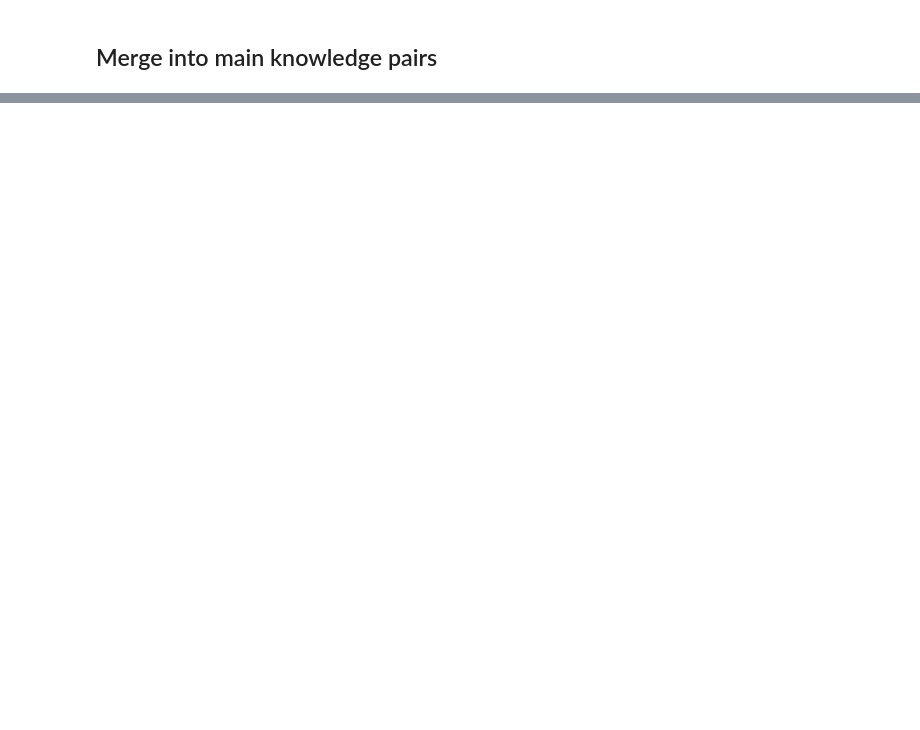
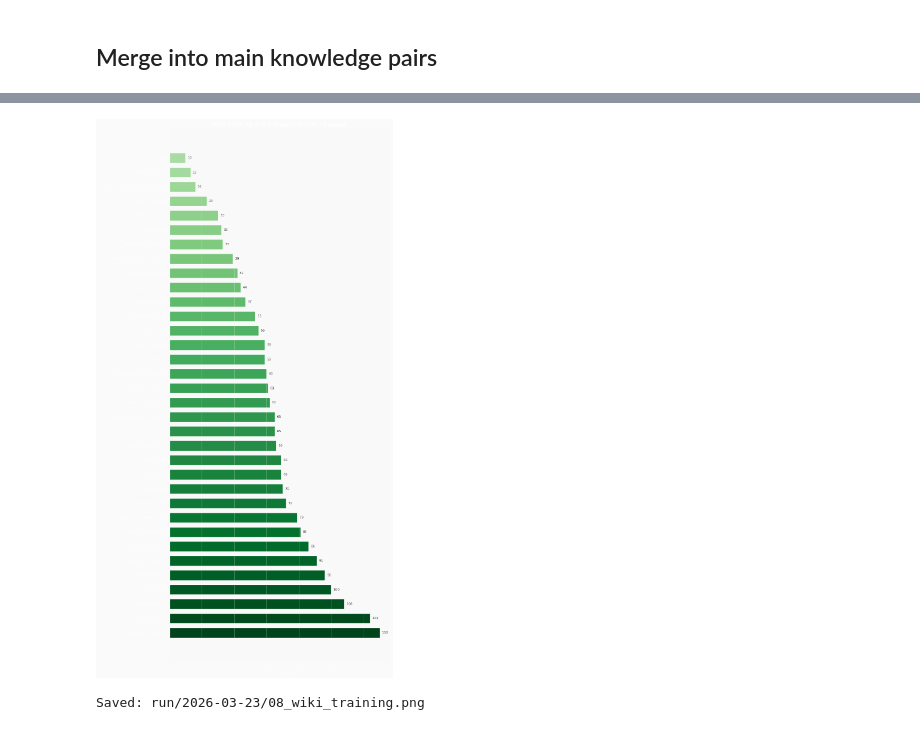
Before and after one commit to arolang/aro, a Jupyter notebook: Train/script/08_wiki_training.ipynb, the cells around one changed output, grey strips where cells are left out. Saved outputs shown, nothing was run; the diff lists cells and outputs as text; code cells hidden in the pictures; blank space fills up the shorter version.

```diff
--- a/Train/script/08_wiki_training.ipynb
+++ b/Train/script/08_wiki_training.ipynb
@@ -557,0 +690,45 @@ print(f'Saved: {_out}')
+# %%
+# ── Final status: wiki training pairs per page ────────────────────────────────
+import json, matplotlib.pyplot as plt
+from pathlib import Path
+from datetime import date as _date
+
+_run_dir = Path('.') / 'run' / _date.today().isoformat()
+_run_dir.mkdir(parents=True, exist_ok=True)
+_out = _run_dir / '08_wiki_training.png'
+
+_page_counts = {}
+with open(OWN_FILE) as _f:
+    for _line in _f:
+        if _line.strip():
+            _p = json.loads(_line)
+            _page = _p['source'].replace('wiki:', '') if 'wiki:' in _p['source'] else _p['source']
+            _page_counts[_page] = _page_counts.get(_page, 0) + 1
+
+_sorted = sorted(_page_counts.items(), key=lambda x: x[1])
+_labels = [p.replace('-', ' ') for p, _ in _sorted]
+_values = [n for _, n in _sorted]
+_colors = plt.cm.Greens([0.35 + 0.65 * i / max(1, len(_values) - 1) for i in range(len(_values))])
+
+fig, ax = plt.subplots(figsize=(10, max(4, len(_labels) * 0.55)))
+bars = ax.barh(_labels, _values, color=_colors, edgecolor='white', height=0.7)
+ax.set_xlabel('Q&A pairs generated')
+ax.set_title(
+    f'Wiki Training — {sum(_values):,} pairs across {len(_page_counts)} pages',
+    fontsize=13, fontweight='bold'
+)
+for bar, n in zip(bars, _values):
+    ax.text(n + max(_values) * 0.01, bar.get_y() + bar.get_height() / 2,
+            str(n), va='center', fontsize=8, color='#444')
+ax.invert_yaxis()
+ax.grid(axis='x', alpha=0.3)
+ax.set_facecolor('#f9f9f9')
+fig.patch.set_facecolor('#fafafa')
+fig.tight_layout()
+fig.savefig(_out, dpi=150, bbox_inches='tight')
+plt.show()
+plt.close(fig)
+print(f'Saved: {_out}')
+# %% [output]
+[figure, added]
+Saved: run/2026-03-23/08_wiki_training.png
```
Also changed, not shown: parts of 10 cells of this notebook, 15 other files.
